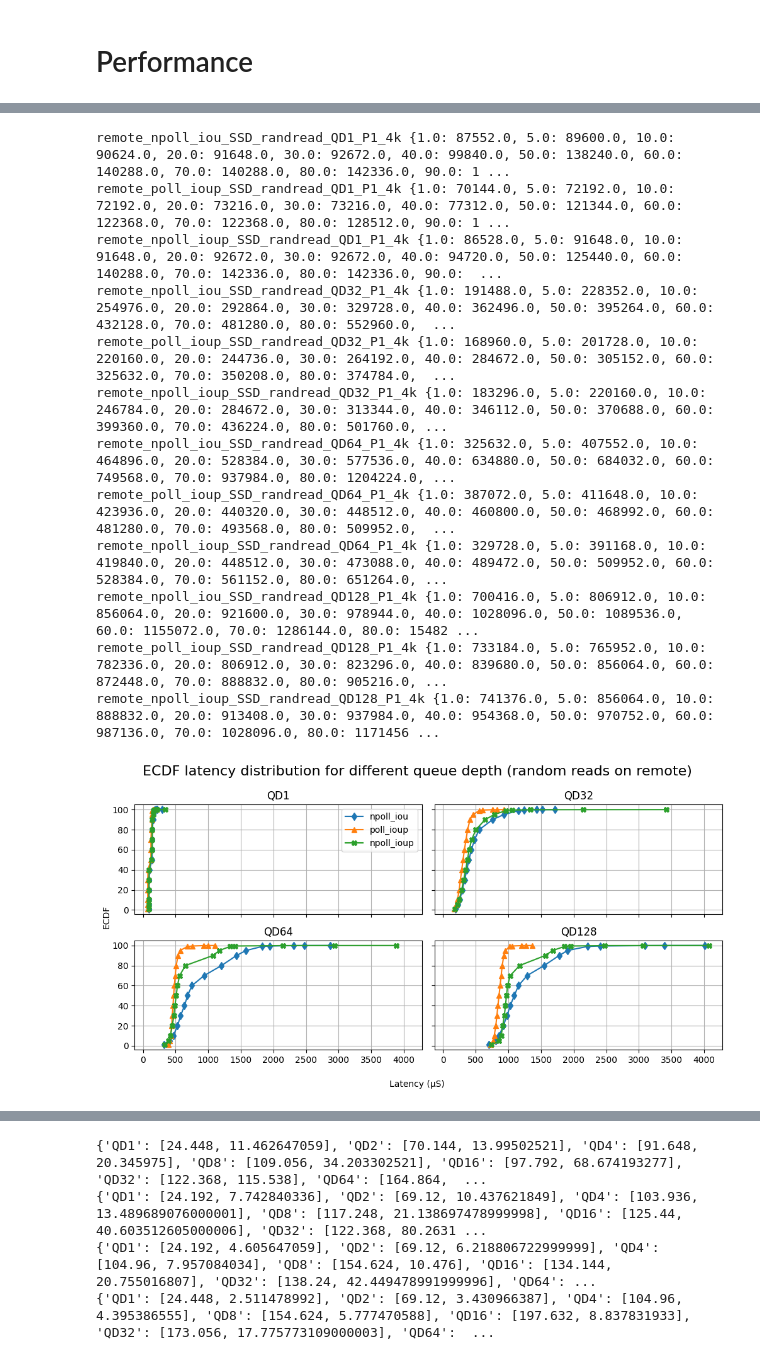
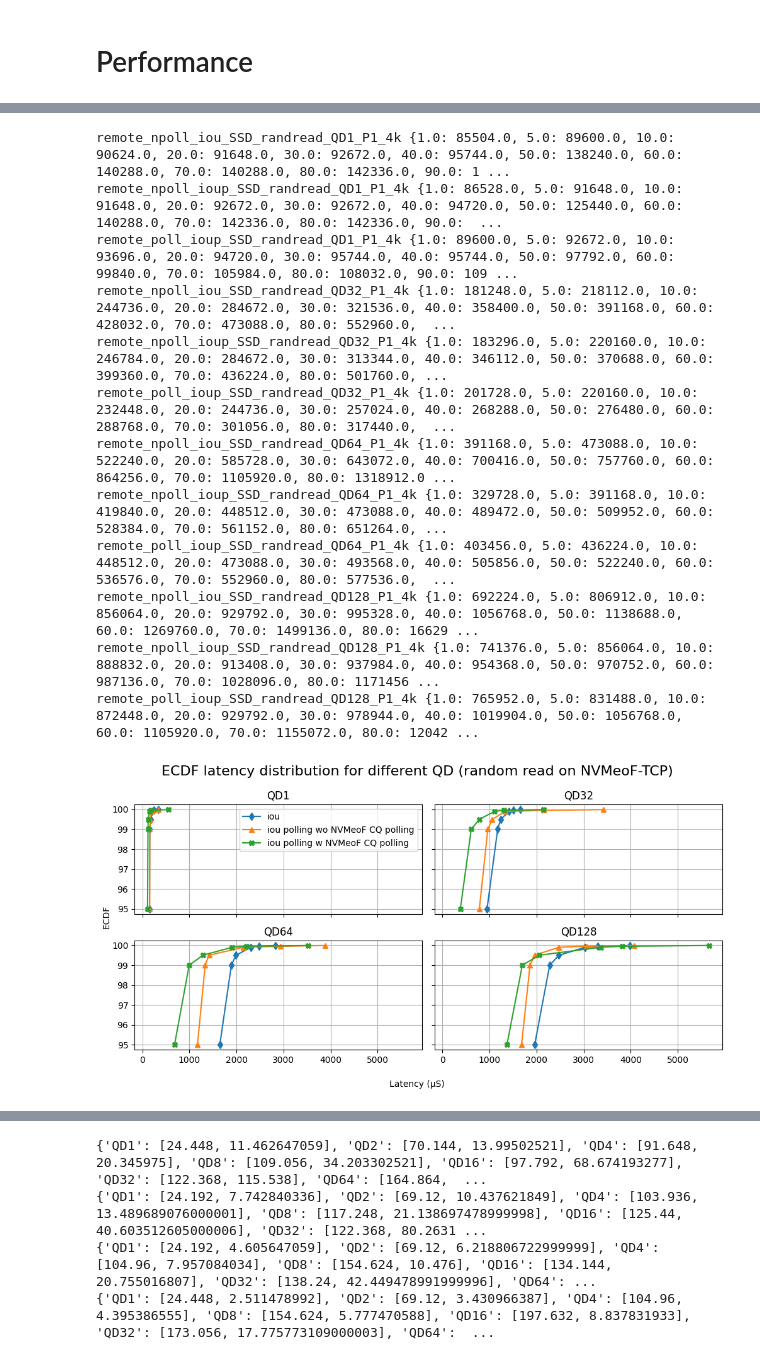
Before and after one commit to bergstartup/master-thesis, a Jupyter notebook: observations/visualizer.ipynb, the cells around one changed output, grey strips where cells are left out. Saved outputs shown, nothing was run; the diff lists cells and outputs as text; code cells hidden in the pictures.

```diff
--- a/observations/visualizer.ipynb
+++ b/observations/visualizer.ipynb
@@ -409,7 +373,7 @@ plt.legend()
 # %%
 fig, ax = plt.subplots(figsize=(10, 5), dpi=200)
 CALLS=0
-for j in ["npoll_iou","npoll_ioup"]:
+for j in ["npoll_iou","npoll_ioup","poll_ioup"]:
     experiments=[]
     for i in PROCESS:
         experiments.append("remote_{}_SSD_randread_QD128_P{}_4k".format(j, i))
@@ -547,11 +778,11 @@ plt.legend()
 fig, ax = plt.subplots(figsize=(6, 5), dpi=200)
 CALLS=0
 scatter_label = {}
-for i in PROCESS:
+for i in ["4k","8k","16k","32k","64k","128k"]:
     names = []
     experiments = []
     for j in QD:
-        experiments.append("remote_poll_iou+p_SSD_randread_QD{}_P{}_4k".format(j, i))
+        experiments.append("remote_npoll_iou_SSD_randread_QD{}_P1_{}".format(j, i))
         names.append("QD{}".format(j))
     d = plot_lat_iops(experiments,95.0,names)
     lat = []
@@ -562,12 +793,12 @@ for i in PROCESS:
         scatter_label[(d[k][1], d[k][0])] = k
     mark = MARKERS[CALLS]
     CALLS = (CALLS + 1)%len(MARKERS)
-    plt.plot(iops, lat, '-'+mark, label="{}P".format(i))
+    plt.plot(iops, lat, '-'+mark, label="{}".format(i))
     print(d)
     #plt.scatter(iops, lat, marker=mark)
 
 plt.xlabel("KIOPS")
 plt.ylabel('P95 Latency(' + u"\u03bc"+ 'S)')
-plt.title("IOPS vs latency for iouring with polling (random read on NVMeoF-TCP)")
+plt.title("IOPS vs latency for with different block size (random read on NVMeoF-TCP)")
 plt.legend()
 # %% [output]
@@ -637,3 +903,27 @@ fig.text(0.5, -0.04, "Latency ("+u"\u03bc"+"S)", ha='center')
 fig.text(-0.01, 0.5, 'ECDF', va='center', rotation='vertical')
 fig.suptitle('Latency percentile for N fio process with different QD (rand read local)', fontsize=16)
 plt.tight_layout()
+# %%
+fig, ax = plt.subplots(2,2,sharex=True,sharey=True,figsize=(10,5))
+pos = [(0,0), (0,1), (1,0), (1,1)]
+index = 0
+
+for i in [1, 32, 64, 128]:
+    CALLS=0
+    #plot_lat_percentile("remote_poll_iou_SSD_randread_QD{}_P1_4k".format(i),"Intra",0,1000, ax[pos[index][0], pos[index][1]])
+    #plot_lat_percentile("remote_score_poll_iou_SSD_randread_QD1_P{}_4k".format(i),"Inter",0,1000, ax[pos[index][0], pos[index][1]])
+    plot_lat_percentile("remote_npoll_iou_SSD_randread_QD{}_P1_4k".format(i),"NVMeoF-TCP",50,1000, ax[pos[index][0], pos[index][1]])
+    plot_lat_percentile("local_poll_iou_SSD_randread_QD{}_P1_4k".format(i),"DAS",50,1000, ax[pos[index][0], pos[index][1]])
+    #plot_lat_percentile("remote_poll_ioup_SSD_randread_QD{}_P1_4k".format(i),"Piou",50,1000, ax[pos[index][0], pos[index][1]])
+
+
+    ax[pos[index][0], pos[index][1]].set_title("QD{}".format(i))
+    index += 1
+
+ax[pos[0][0], pos[0][1]].legend()
+
+fig.text(0.5, -0.04, "Latency ("+u"\u03bc"+"S)", ha='center')
+fig.text(0, 0.5, 'ECDF', va='center', rotation='vertical')
+fig.suptitle('ECDF latency distribution for different QD (4kb random reads)', fontsize=16)
+
+plt.tight_layout()
@@ -640,35 +940,37 @@ plt.tight_layout()
 # %%
 fig, ax = plt.subplots(2,2,sharex=True,sharey=True,figsize=(10,5))
 pos = [(0,0), (0,1), (1,0), (1,1)]
 index = 0
 
 for i in [1, 32, 64, 128]:
     CALLS=0
-    plot_lat_percentile("remote_npoll_iou_SSD_randread_QD{}_P1_4k".format(i),"npoll_iou",0,1000, ax[pos[index][0], pos[index][1]])
-    plot_lat_percentile("remote_poll_ioup_SSD_randread_QD{}_P1_4k".format(i),"poll_ioup",0,1000, ax[pos[index][0], pos[index][1]])
-    plot_lat_percentile("remote_npoll_ioup_SSD_randread_QD{}_P1_4k".format(i),"npoll_ioup",0,1000, ax[pos[index][0], pos[index][1]])
+    plot_lat_percentile("remote_npoll_iou_SSD_randread_QD{}_P1_4k".format(i),"iou",95,1000, ax[pos[index][0], pos[index][1]])
+    #plot_lat_percentile("remote_score_poll_iou_SSD_randread_QD1_P{}_4k".format(i),"Inter",0,1000, ax[pos[index][0], pos[index][1]])
+    plot_lat_percentile("remote_npoll_ioup_SSD_randread_QD{}_P1_4k".format(i),"iou polling wo NVMeoF CQ polling",95,1000, ax[pos[index][0], pos[index][1]])
+    plot_lat_percentile("remote_poll_ioup_SSD_randread_QD{}_P1_4k".format(i),"iou polling w NVMeoF CQ polling",95,1000, ax[pos[index][0], pos[index][1]])
+
 
     ax[pos[index][0], pos[index][1]].set_title("QD{}".format(i))
     index += 1
 
 ax[pos[0][0], pos[0][1]].legend()
 
 fig.text(0.5, -0.04, "Latency ("+u"\u03bc"+"S)", ha='center')
 fig.text(0, 0.5, 'ECDF', va='center', rotation='vertical')
-fig.suptitle('ECDF latency distribution for different queue depth (random reads on remote)', fontsize=16)
+fig.suptitle('ECDF latency distribution for different QD (random read on NVMeoF-TCP)', fontsize=16)
 
 plt.tight_layout()
 # %% [output]
-remote_npoll_iou_SSD_randread_QD1_P1_4k {1.0: 87552.0, 5.0: 89600.0, 10.0: 90624.0, 20.0: 91648.0, 30.0: 92672.0, 40.0: 99840.0, 50.0: 138240.0, 60.0: 140288.0, 70.0: 140288.0, 80.0: 142336.0, 90.0: 1 ...
-remote_poll_ioup_SSD_randread_QD1_P1_4k {1.0: 70144.0, 5.0: 72192.0, 10.0: 72192.0, 20.0: 73216.0, 30.0: 73216.0, 40.0: 77312.0, 50.0: 121344.0, 60.0: 122368.0, 70.0: 122368.0, 80.0: 128512.0, 90.0: 1 ...
+remote_npoll_iou_SSD_randread_QD1_P1_4k {1.0: 85504.0, 5.0: 89600.0, 10.0: 90624.0, 20.0: 91648.0, 30.0: 92672.0, 40.0: 95744.0, 50.0: 138240.0, 60.0: 140288.0, 70.0: 140288.0, 80.0: 142336.0, 90.0: 1 ...
 remote_npoll_ioup_SSD_randread_QD1_P1_4k {1.0: 86528.0, 5.0: 91648.0, 10.0: 91648.0, 20.0: 92672.0, 30.0: 92672.0, 40.0: 94720.0, 50.0: 125440.0, 60.0: 140288.0, 70.0: 142336.0, 80.0: 142336.0, 90.0:  ...
-remote_npoll_iou_SSD_randread_QD32_P1_4k {1.0: 191488.0, 5.0: 228352.0, 10.0: 254976.0, 20.0: 292864.0, 30.0: 329728.0, 40.0: 362496.0, 50.0: 395264.0, 60.0: 432128.0, 70.0: 481280.0, 80.0: 552960.0,  ...
-remote_poll_ioup_SSD_randread_QD32_P1_4k {1.0: 168960.0, 5.0: 201728.0, 10.0: 220160.0, 20.0: 244736.0, 30.0: 264192.0, 40.0: 284672.0, 50.0: 305152.0, 60.0: 325632.0, 70.0: 350208.0, 80.0: 374784.0,  ...
+remote_poll_ioup_SSD_randread_QD1_P1_4k {1.0: 89600.0, 5.0: 92672.0, 10.0: 93696.0, 20.0: 94720.0, 30.0: 95744.0, 40.0: 95744.0, 50.0: 97792.0, 60.0: 99840.0, 70.0: 105984.0, 80.0: 108032.0, 90.0: 109 ...
+remote_npoll_iou_SSD_randread_QD32_P1_4k {1.0: 181248.0, 5.0: 218112.0, 10.0: 244736.0, 20.0: 284672.0, 30.0: 321536.0, 40.0: 358400.0, 50.0: 391168.0, 60.0: 428032.0, 70.0: 473088.0, 80.0: 552960.0,  ...
 remote_npoll_ioup_SSD_randread_QD32_P1_4k {1.0: 183296.0, 5.0: 220160.0, 10.0: 246784.0, 20.0: 284672.0, 30.0: 313344.0, 40.0: 346112.0, 50.0: 370688.0, 60.0: 399360.0, 70.0: 436224.0, 80.0: 501760.0, ...
-remote_npoll_iou_SSD_randread_QD64_P1_4k {1.0: 325632.0, 5.0: 407552.0, 10.0: 464896.0, 20.0: 528384.0, 30.0: 577536.0, 40.0: 634880.0, 50.0: 684032.0, 60.0: 749568.0, 70.0: 937984.0, 80.0: 1204224.0, ...
-remote_poll_ioup_SSD_randread_QD64_P1_4k {1.0: 387072.0, 5.0: 411648.0, 10.0: 423936.0, 20.0: 440320.0, 30.0: 448512.0, 40.0: 460800.0, 50.0: 468992.0, 60.0: 481280.0, 70.0: 493568.0, 80.0: 509952.0,  ...
+remote_poll_ioup_SSD_randread_QD32_P1_4k {1.0: 201728.0, 5.0: 220160.0, 10.0: 232448.0, 20.0: 244736.0, 30.0: 257024.0, 40.0: 268288.0, 50.0: 276480.0, 60.0: 288768.0, 70.0: 301056.0, 80.0: 317440.0,  ...
+remote_npoll_iou_SSD_randread_QD64_P1_4k {1.0: 391168.0, 5.0: 473088.0, 10.0: 522240.0, 20.0: 585728.0, 30.0: 643072.0, 40.0: 700416.0, 50.0: 757760.0, 60.0: 864256.0, 70.0: 1105920.0, 80.0: 1318912.0 ...
 remote_npoll_ioup_SSD_randread_QD64_P1_4k {1.0: 329728.0, 5.0: 391168.0, 10.0: 419840.0, 20.0: 448512.0, 30.0: 473088.0, 40.0: 489472.0, 50.0: 509952.0, 60.0: 528384.0, 70.0: 561152.0, 80.0: 651264.0, ...
-remote_npoll_iou_SSD_randread_QD128_P1_4k {1.0: 700416.0, 5.0: 806912.0, 10.0: 856064.0, 20.0: 921600.0, 30.0: 978944.0, 40.0: 1028096.0, 50.0: 1089536.0, 60.0: 1155072.0, 70.0: 1286144.0, 80.0: 15482 ...
-remote_poll_ioup_SSD_randread_QD128_P1_4k {1.0: 733184.0, 5.0: 765952.0, 10.0: 782336.0, 20.0: 806912.0, 30.0: 823296.0, 40.0: 839680.0, 50.0: 856064.0, 60.0: 872448.0, 70.0: 888832.0, 80.0: 905216.0, ...
+remote_poll_ioup_SSD_randread_QD64_P1_4k {1.0: 403456.0, 5.0: 436224.0, 10.0: 448512.0, 20.0: 473088.0, 30.0: 493568.0, 40.0: 505856.0, 50.0: 522240.0, 60.0: 536576.0, 70.0: 552960.0, 80.0: 577536.0,  ...
+remote_npoll_iou_SSD_randread_QD128_P1_4k {1.0: 692224.0, 5.0: 806912.0, 10.0: 856064.0, 20.0: 929792.0, 30.0: 995328.0, 40.0: 1056768.0, 50.0: 1138688.0, 60.0: 1269760.0, 70.0: 1499136.0, 80.0: 16629 ...
 remote_npoll_ioup_SSD_randread_QD128_P1_4k {1.0: 741376.0, 5.0: 856064.0, 10.0: 888832.0, 20.0: 913408.0, 30.0: 937984.0, 40.0: 954368.0, 50.0: 970752.0, 60.0: 987136.0, 70.0: 1028096.0, 80.0: 1171456 ...
+remote_poll_ioup_SSD_randread_QD128_P1_4k {1.0: 765952.0, 5.0: 831488.0, 10.0: 872448.0, 20.0: 929792.0, 30.0: 978944.0, 40.0: 1019904.0, 50.0: 1056768.0, 60.0: 1105920.0, 70.0: 1155072.0, 80.0: 12042 ...
-[figure, old version]
+[figure, new version]
```
Also changed, not shown: parts of 40 cells of this notebook, 1 other file.
